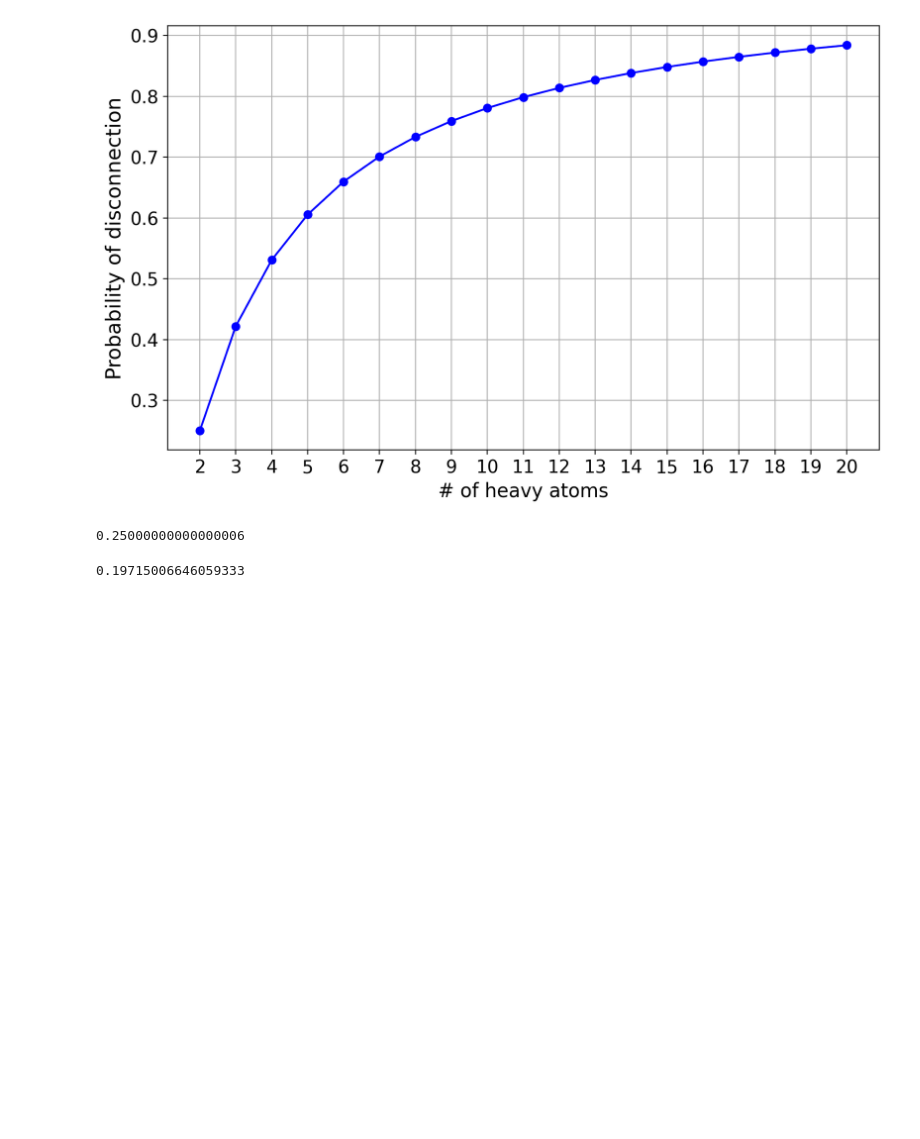
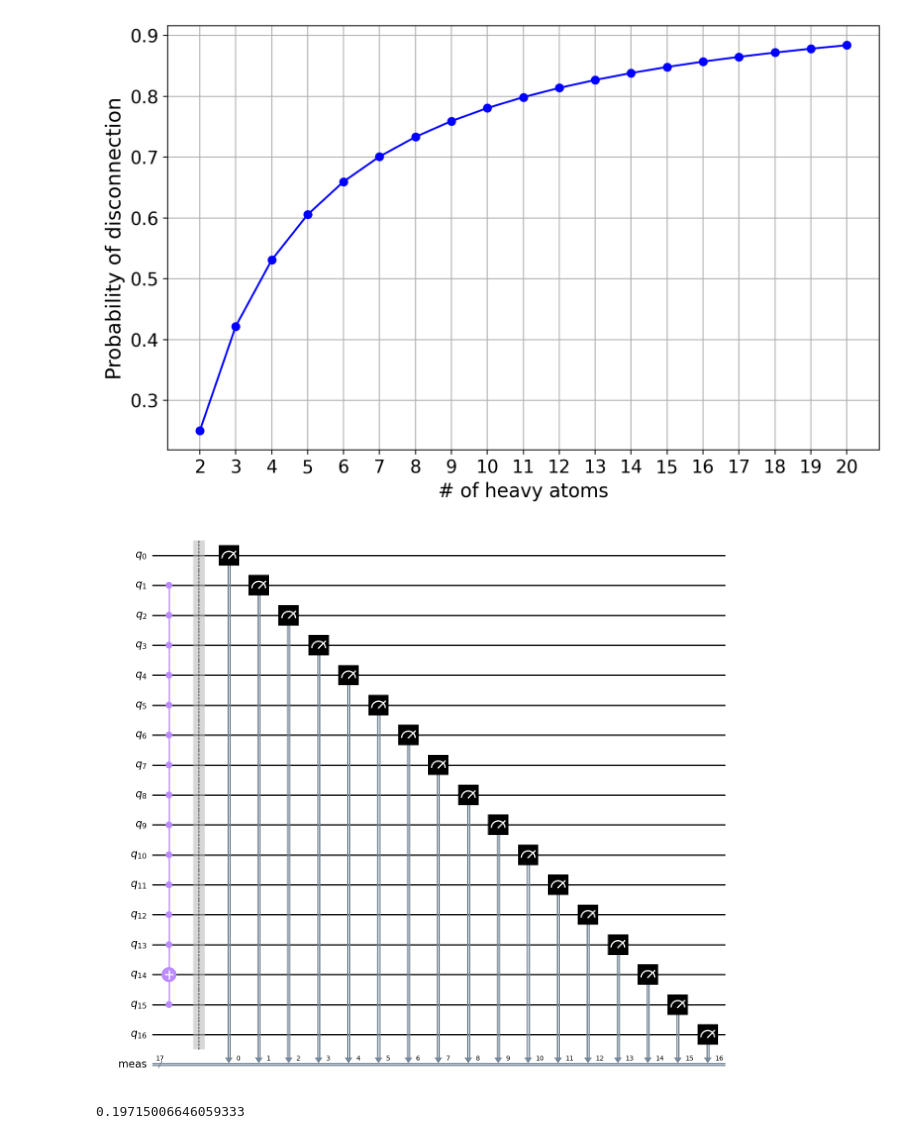
Before and after one commit to Lung-Yi/qmg, a Jupyter notebook: test_development/08_run_2_heavy_atom.ipynb, the cells around one changed output. Cells and saved outputs as stored; diff of their text form; code cells hidden in the pictures; blank space fills up the shorter version.

```diff
--- a/test_development/08_run_2_heavy_atom.ipynb
+++ b/test_development/08_run_2_heavy_atom.ipynb
@@ -204,10 +225,25 @@ y = np.array([np.cos(np.pi/2/n)**(2*n) for n in x])
 plot_line_chart(x, y, title=None, xlabel='# of heavy atoms', ylabel='Probability of disconnection')
 # %% [output]
 [figure]
-# %%
-np.cos(np.pi/4)**4
-# %% [output]
-0.25000000000000006
+# %%
+import qiskit.circuit.library as qulib
+
+mcx_gate = qulib.XGate().control(14)
+qc = QuantumCircuit(17)
+qc.append(mcx_gate, [15,1,2,3,4,5,6,7,8,9,10,11,12,13,14])
+
+qc.measure_all()
+
+# 执行量子电路
+simulator = Aer.get_backend('qasm_simulator')
+compiled_circuit = transpile(qc, simulator)
+qobj = assemble(compiled_circuit)
+results = execute(qc, backend=simulator, shots=4096*8).result()
+counts = results.get_counts(qc)
+
+qc.draw(output="mpl")
+# %% [output]
+[figure, added]
 # %%
 np.cos(np.pi/2/np.sqrt(2))**(2*1)
 # %% [output]
```
Also changed, not shown: parts of 4 cells of this notebook, 1 other file.
